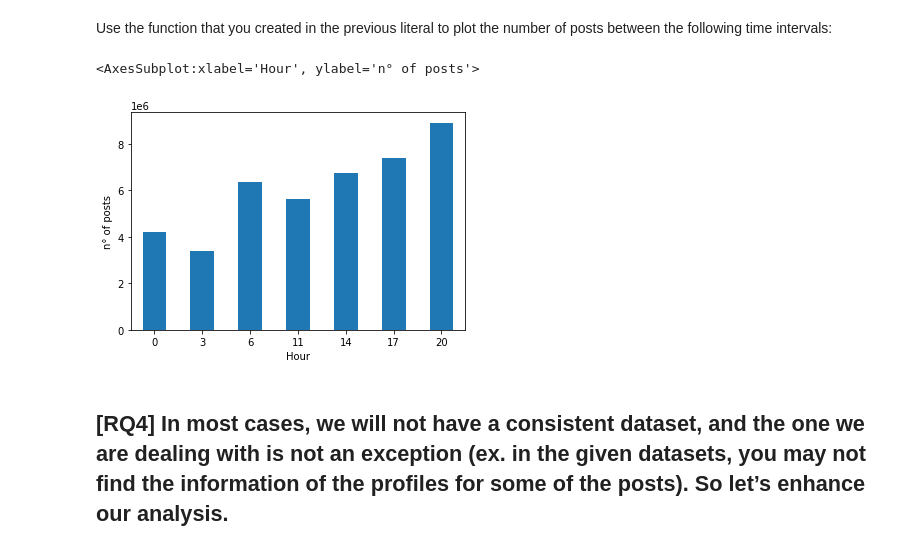
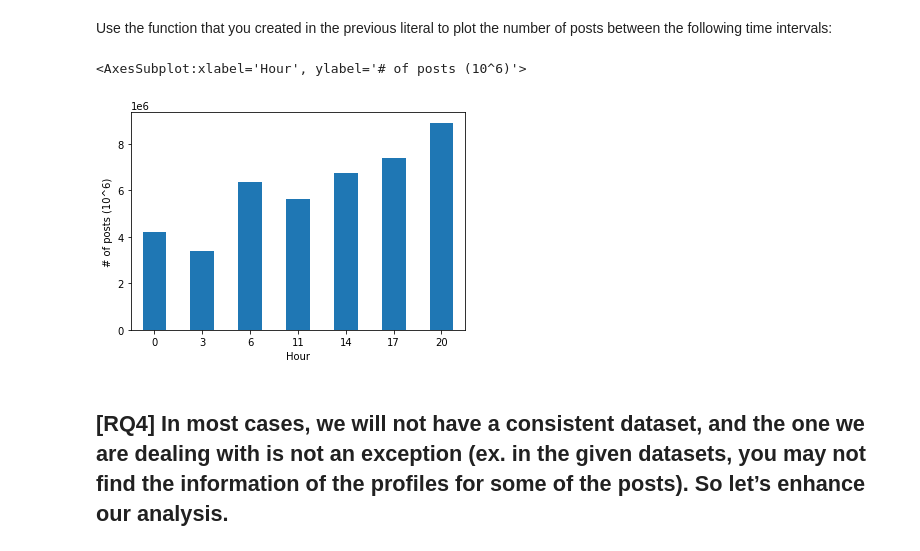
Before and after one commit to sophiaBalestrucci/ADM-HW2, a Jupyter notebook: HW2.ipynb, the cells around one changed output. Drawn from its saved outputs; the diff is of its cells as text; code cells hidden in the pictures.

```diff
--- a/HW2.ipynb
+++ b/HW2.ipynb
@@ -101,10 +110,10 @@ for chunk in posts:
 # %%
 new_df.columns = new_df.columns.astype(int)
 new_df = new_df.T.sort_index()
-new_df[new_df.columns].sum().plot(kind="bar",sort_columns=True,rot=0,xlabel="Hour",ylabel="n° of posts",legend=False)
+new_df[new_df.columns].sum().plot(kind="bar",rot=0,xlabel="Hour",ylabel="# of posts (10^6)",legend=False)
 # %% [output]
-<AxesSubplot:xlabel='Hour', ylabel='n° of posts'>
+<AxesSubplot:xlabel='Hour', ylabel='# of posts (10^6)'>
-[figure, old version]
+[figure, new version]
 # %% [markdown]
 ## [RQ4] In most cases, we will not have a consistent dataset, and the one we are dealing with is not an exception (ex. in the given datasets, you may not find the information of the profiles for some of the posts). So let’s enhance our analysis.
 # %% [markdown]
```
Also changed, not shown: parts of 3 cells of this notebook.
